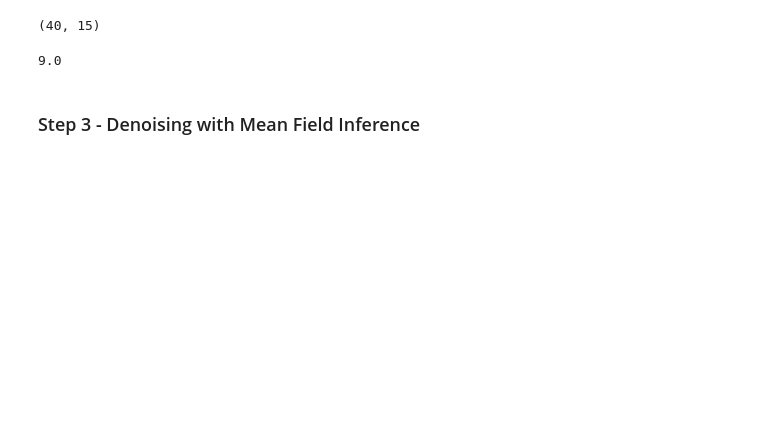
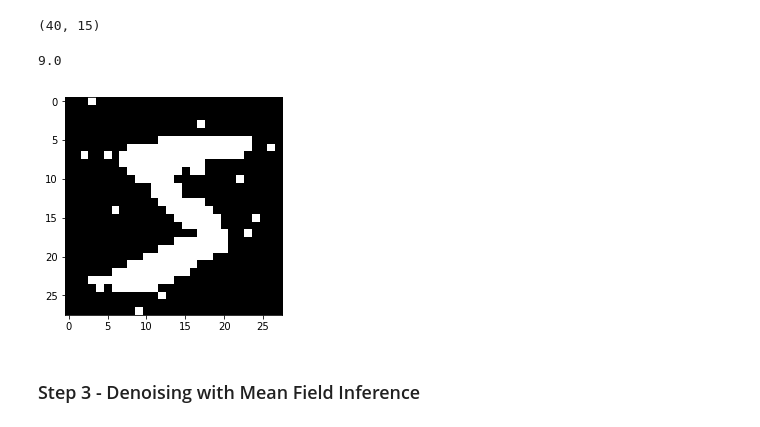
Before and after one commit to lpoon2/CS498-AML, a Jupyter notebook: hw8/hw8.ipynb, the cells around one changed output. Drawn from its saved outputs; the diff is of its cells as text; code cells hidden in the pictures; blank space fills up the shorter version.

```diff
--- a/hw8/hw8.ipynb
+++ b/hw8/hw8.ipynb
@@ -47,7 +42,7 @@ noise_df.shape
 # %% [output]
 (40, 15)
 # %%
-im_of_20_flip = im_of_20_map
+im_of_20_flip =  copy.deepcopy(im_of_20_map)
 # %%
 noise_df[1*2,1]
 # %% [output]
@@ -61,6 +56,11 @@ for i in range(20):
             im_of_20_flip[i, row, col] = -1
         else:
             im_of_20_flip[i, row, col] = 1
+# %%
+plt.imshow(im_of_20_flip[0,:,:].astype(np.float64),cmap='gray')
+plt.show()
+# %% [output]
+[figure, added]
 # %% [markdown]
 ### Step 3 - Denoising with Mean Field Inference
 # %%
```
Also changed, not shown: parts of 11 cells of this notebook.
